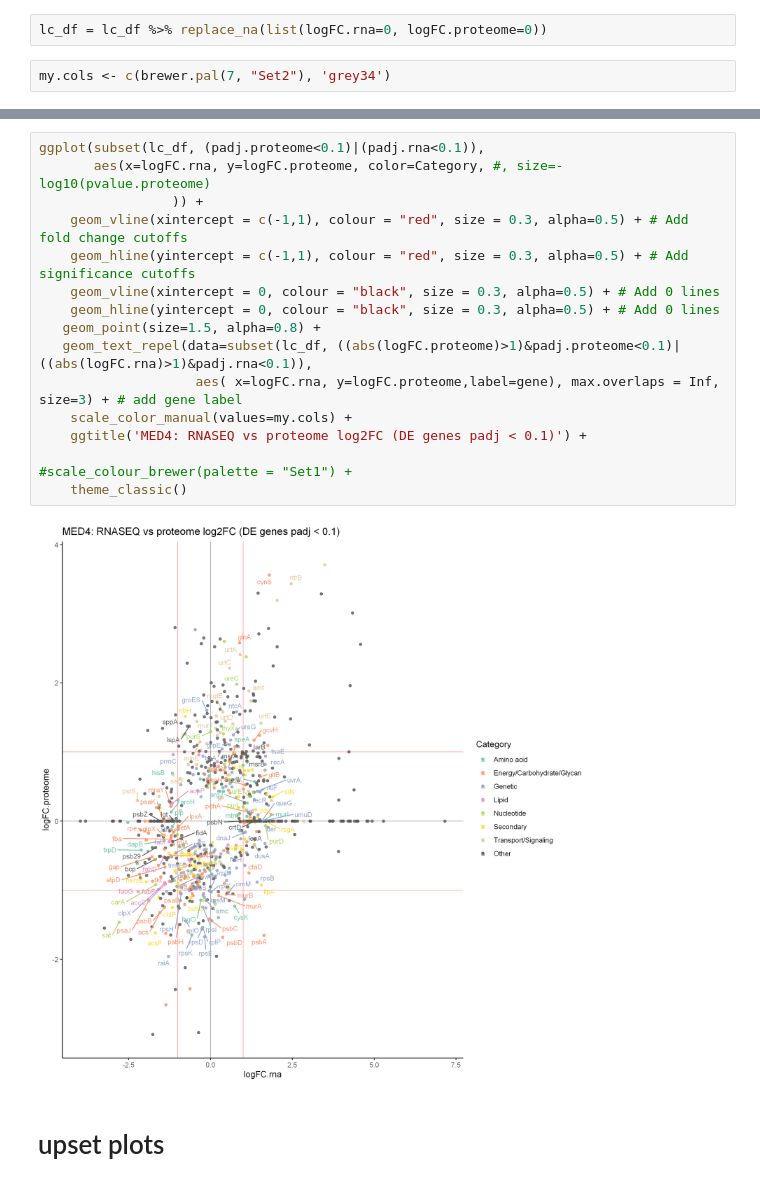
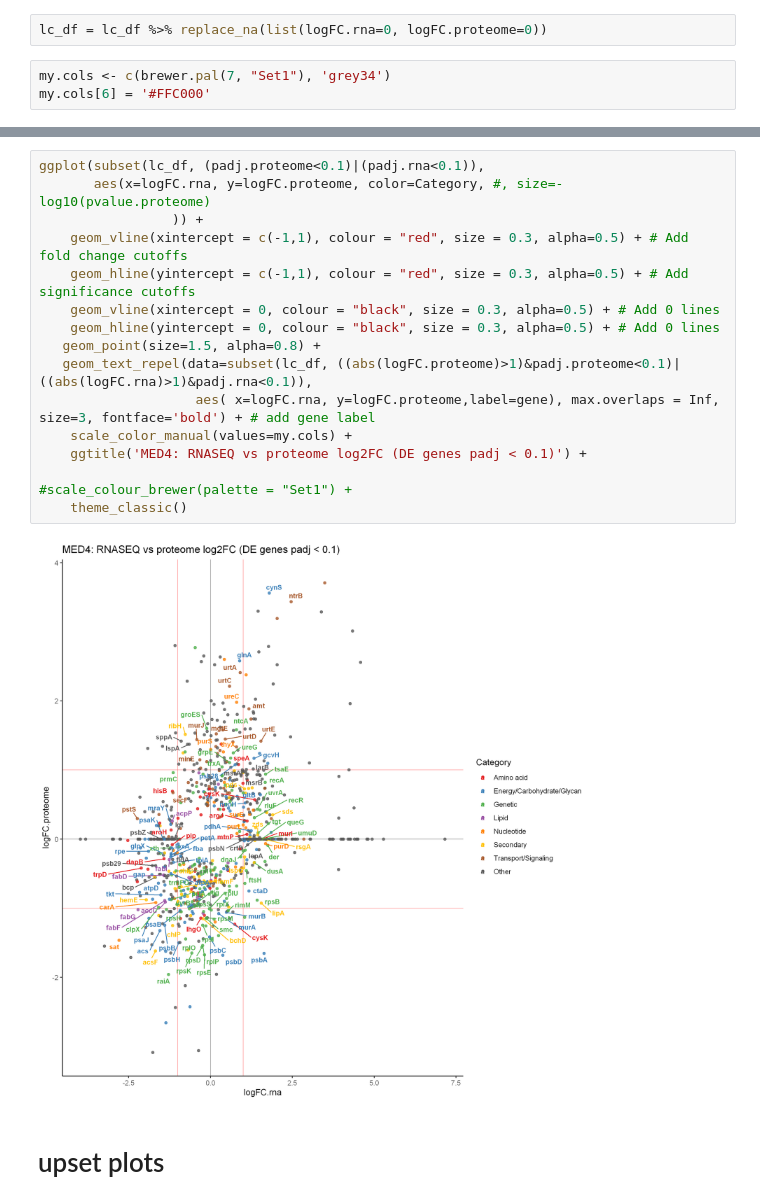
Before and after one commit to wosnat/CC1A3, a Jupyter notebook: Enrichment/CC1A3 MED4 Enrichment.ipynb, the cells around one changed output, grey strips where cells are left out. Drawn from its saved outputs; the diff is of its cells as text.

```diff
--- a/Enrichment/CC1A3 MED4 Enrichment.ipynb
+++ b/Enrichment/CC1A3 MED4 Enrichment.ipynb
@@ -252,7 +255,8 @@ A data.frame: 8 × 2
 # %%
 lc_df = lc_df %>% replace_na(list(logFC.rna=0, logFC.proteome=0))
 # %%
-my.cols <- c(brewer.pal(7, "Set2"), 'grey34')
+my.cols <- c(brewer.pal(7, "Set1"), 'grey34')
+my.cols[6] = '#FFC000'
 # %%
 ggplot(lc_df, aes(x=logFC.rna, y=logFC.proteome, color=Category, #, size=-log10(pvalue.proteome)
                  )) +
@@ -275,21 +279,21 @@ Warning message:
 # %%
 ggplot(subset(lc_df, (padj.proteome<0.1)|(padj.rna<0.1)),
        aes(x=logFC.rna, y=logFC.proteome, color=Category, #, size=-log10(pvalue.proteome)
                  )) +
     geom_vline(xintercept = c(-1,1), colour = "red", size = 0.3, alpha=0.5) + # Add fold change cutoffs
     geom_hline(yintercept = c(-1,1), colour = "red", size = 0.3, alpha=0.5) + # Add significance cutoffs
     geom_vline(xintercept = 0, colour = "black", size = 0.3, alpha=0.5) + # Add 0 lines
     geom_hline(yintercept = 0, colour = "black", size = 0.3, alpha=0.5) + # Add 0 lines
    geom_point(size=1.5, alpha=0.8) +
    geom_text_repel(data=subset(lc_df, ((abs(logFC.proteome)>1)&padj.proteome<0.1)|((abs(logFC.rna)>1)&padj.rna<0.1)),
-                    aes( x=logFC.rna, y=logFC.proteome,label=gene), max.overlaps = Inf, size=3) + # add gene label
+                    aes( x=logFC.rna, y=logFC.proteome,label=gene), max.overlaps = Inf, size=3, fontface='bold') + # add gene label
     scale_color_manual(values=my.cols) +
     ggtitle('MED4: RNASEQ vs proteome log2FC (DE genes padj < 0.1)') +
 
 #scale_colour_brewer(palette = "Set1") +
     theme_classic()
 # %% [output]
-[figure, old version]
+[figure, new version]
 # %% [markdown]
 # upset plots
 # %%
```
Also changed, not shown: parts of 13 cells of this notebook.
